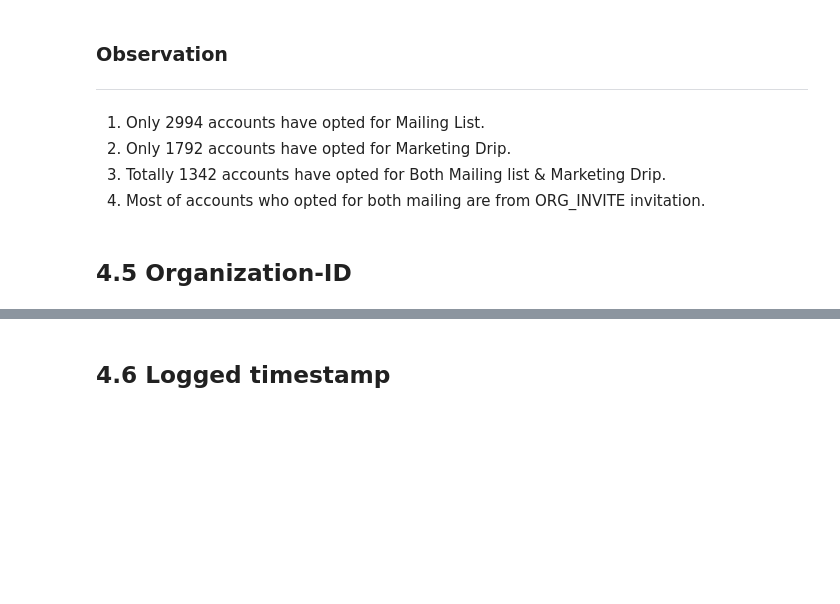
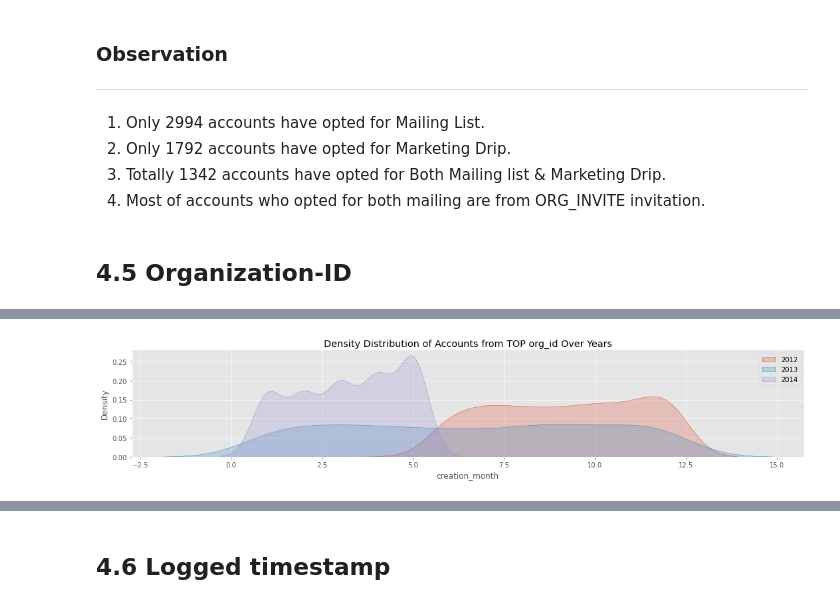
Before and after one commit to Jeyramana/GUVI_Assignments, a Jupyter notebook: Assignment_3/user.ipynb, the cells around one changed output, grey strips where cells are left out. Drawn from its saved outputs; the diff is of its cells as text; code cells hidden in the pictures; blank space fills up the shorter version.

```diff
--- a/Assignment_3/user.ipynb
+++ b/Assignment_3/user.ipynb
@@ -806,0 +854,9 @@ plt.show()
+# %%
+df_org = df1[df1.org_id<=10]
+# Year wise account opening density distribution plot
+sns.FacetGrid(df_org, hue='creation_year', aspect=5).map(sns.kdeplot, 'creation_month', shade=True)
+plt.title('Density Distribution of Accounts from TOP org_id Over Years')
+plt.legend(labels=[2012, 2013, 2014])
+plt.show()
+# %% [output]
+[figure, added]
```
Also changed, not shown: parts of 7 cells of this notebook.
